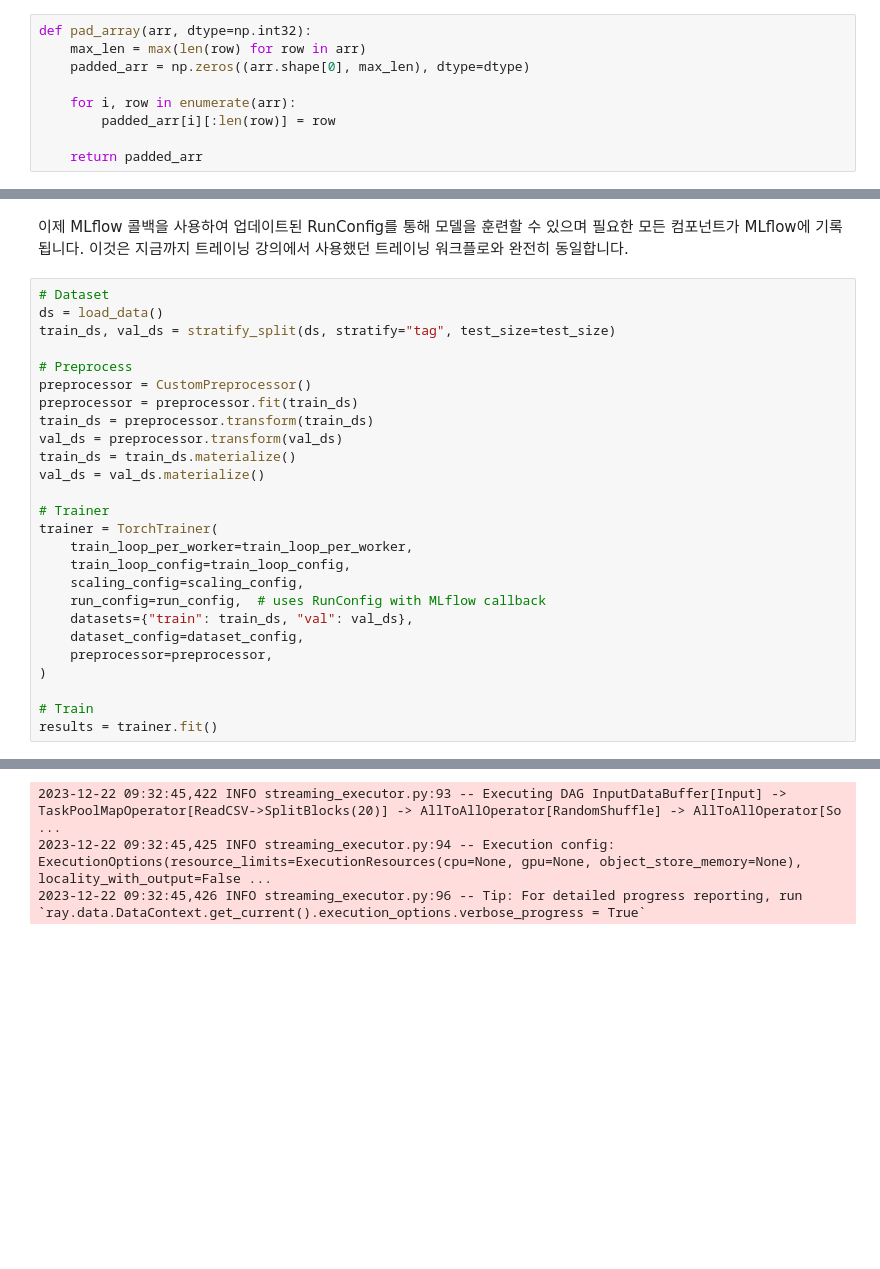
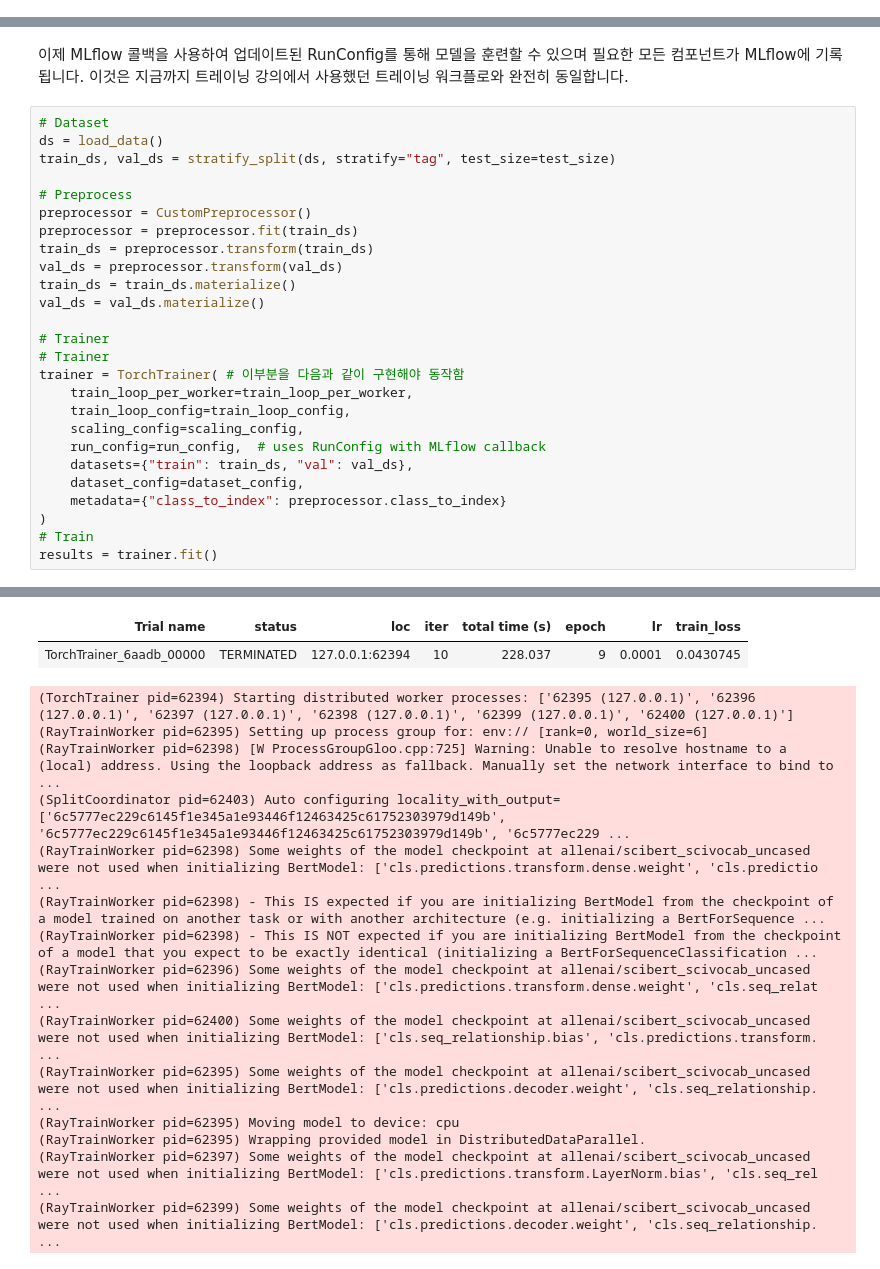
Before and after one commit to sguys99/self-study, a Jupyter notebook: made_with_ml/notebooks/made_with_ml ch3(after_training).ipynb, the cells around one changed output, grey strips where cells are left out. Cells and saved outputs as stored; diff of their text form; blank space fills up the shorter version.

```diff
--- a/made_with_ml/notebooks/made_with_ml ch3(after_training).ipynb
+++ b/made_with_ml/notebooks/made_with_ml ch3(after_training).ipynb
@@ -238,9 +159,0 @@ print (model.named_parameters)
-# %%
-def pad_array(arr, dtype=np.int32):
-    max_len = max(len(row) for row in arr)
-    padded_arr = np.zeros((arr.shape[0], max_len), dtype=dtype)
-
-    for i, row in enumerate(arr):
-        padded_arr[i][:len(row)] = row
-
-    return padded_arr
@@ -676,16 +627,16 @@ train_ds = train_ds.materialize()
 val_ds = val_ds.materialize()
 
 # Trainer
-trainer = TorchTrainer(
+# Trainer
+trainer = TorchTrainer( # 이부분을 다음과 같이 구현해야 동작함
     train_loop_per_worker=train_loop_per_worker,
     train_loop_config=train_loop_config,
     scaling_config=scaling_config,
     run_config=run_config,  # uses RunConfig with MLflow callback
     datasets={"train": train_ds, "val": val_ds},
     dataset_config=dataset_config,
-    preprocessor=preprocessor,
+    metadata={"class_to_index": preprocessor.class_to_index}
 )
-
 # Train
 results = trainer.fit()
 # %% [output]
@@ -699,3 +651,16 @@ results = trainer.fit()
+| Trial name | status | loc | iter | total time (s) | epoch | lr | train_loss |
+| TorchTrainer_6aadb_00000 | TERMINATED | 127.0.0.1:62394 | 10 | 228.037 | 9 | 0.0001 | 0.0430745 |
-2023-12-22 09:32:45,422 INFO streaming_executor.py:93 -- Executing DAG InputDataBuffer[Input] -> TaskPoolMapOperator[ReadCSV->SplitBlocks(20)] -> AllToAllOperator[RandomShuffle] -> AllToAllOperator[So ...
-2023-12-22 09:32:45,425 INFO streaming_executor.py:94 -- Execution config: ExecutionOptions(resource_limits=ExecutionResources(cpu=None, gpu=None, object_store_memory=None), locality_with_output=False ...
-2023-12-22 09:32:45,426 INFO streaming_executor.py:96 -- Tip: For detailed progress reporting, run `ray.data.DataContext.get_current().execution_options.verbose_progress = True`
+(TorchTrainer pid=62394) Starting distributed worker processes: ['62395 (127.0.0.1)', '62396 (127.0.0.1)', '62397 (127.0.0.1)', '62398 (127.0.0.1)', '62399 (127.0.0.1)', '62400 (127.0.0.1)']
+(RayTrainWorker pid=62395) Setting up process group for: env:// [rank=0, world_size=6]
+(RayTrainWorker pid=62398) [W ProcessGroupGloo.cpp:725] Warning: Unable to resolve hostname to a (local) address. Using the loopback address as fallback. Manually set the network interface to bind to  ...
+(SplitCoordinator pid=62403) Auto configuring locality_with_output=['6c5777ec229c6145f1e345a1e93446f12463425c61752303979d149b', '6c5777ec229c6145f1e345a1e93446f12463425c61752303979d149b', '6c5777ec229 ...
+(RayTrainWorker pid=62398) Some weights of the model checkpoint at allenai/scibert_scivocab_uncased were not used when initializing BertModel: ['cls.predictions.transform.dense.weight', 'cls.predictio ...
+(RayTrainWorker pid=62398) - This IS expected if you are initializing BertModel from the checkpoint of a model trained on another task or with another architecture (e.g. initializing a BertForSequence ...
+(RayTrainWorker pid=62398) - This IS NOT expected if you are initializing BertModel from the checkpoint of a model that you expect to be exactly identical (initializing a BertForSequenceClassification ...
+(RayTrainWorker pid=62396) Some weights of the model checkpoint at allenai/scibert_scivocab_uncased were not used when initializing BertModel: ['cls.predictions.transform.dense.weight', 'cls.seq_relat ...
+(RayTrainWorker pid=62400) Some weights of the model checkpoint at allenai/scibert_scivocab_uncased were not used when initializing BertModel: ['cls.seq_relationship.bias', 'cls.predictions.transform. ...
+(RayTrainWorker pid=62395) Some weights of the model checkpoint at allenai/scibert_scivocab_uncased were not used when initializing BertModel: ['cls.predictions.decoder.weight', 'cls.seq_relationship. ...
+(RayTrainWorker pid=62395) Moving model to device: cpu
+(RayTrainWorker pid=62395) Wrapping provided model in DistributedDataParallel.
+(RayTrainWorker pid=62397) Some weights of the model checkpoint at allenai/scibert_scivocab_uncased were not used when initializing BertModel: ['cls.predictions.transform.LayerNorm.bias', 'cls.seq_rel ...
+(RayTrainWorker pid=62399) Some weights of the model checkpoint at allenai/scibert_scivocab_uncased were not used when initializing BertModel: ['cls.predictions.decoder.weight', 'cls.seq_relationship. ...
```
Also changed, not shown: parts of 44 cells of this notebook.
